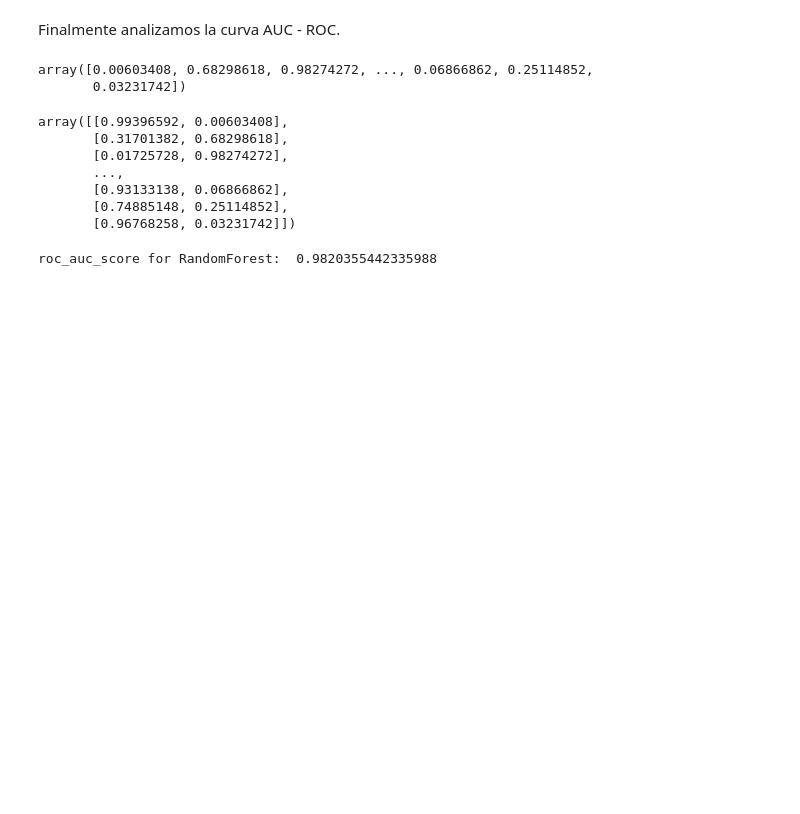
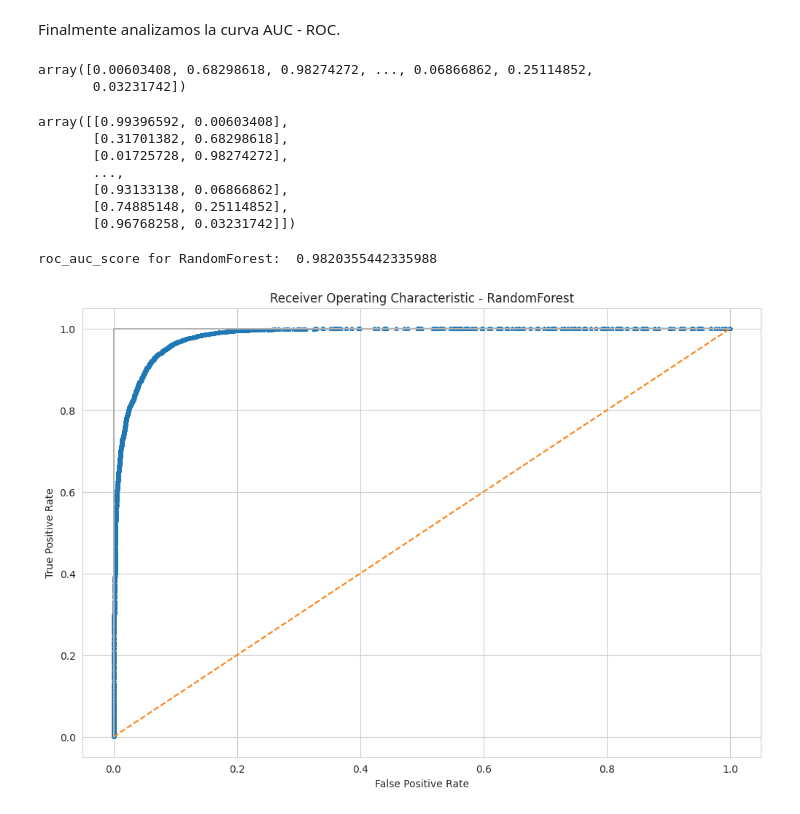
Before and after one commit to Schumau/DS, a Jupyter notebook: Copia_de_ProyectoDSParteII+Schuch.ipynb, the cells around one changed output. Saved outputs shown, nothing was run; the diff lists cells and outputs as text; code cells hidden in the pictures; blank space fills up the shorter version.

```diff
--- a/Copia_de_ProyectoDSParteII+Schuch.ipynb
+++ b/Copia_de_ProyectoDSParteII+Schuch.ipynb
@@ -1273,11 +1273,13 @@ print('roc_auc_score for RandomForest: ', roc_auc_score(y_test, y_score1))
 # %% [output]
 roc_auc_score for RandomForest:  0.9820355442335988
 # %%
-plt.subplots(1, figsize=(16,12))
+plt.subplots(1, figsize=(12,8))
 plt.title('Receiver Operating Characteristic - RandomForest')
 plt.plot(false_positive_rate1, true_positive_rate1,marker='*', markersize=4)
 plt.plot([0, 1], ls="--")
 plt.plot([0, 0], [1, 0] , c=".7"), plt.plot([1, 1] , c=".7")
 plt.ylabel('True Positive Rate')
 plt.xlabel('False Positive Rate')
 plt.show()
+# %% [output]
+[figure, added]
```
Also changed, not shown: parts of 1 cell of this notebook.
